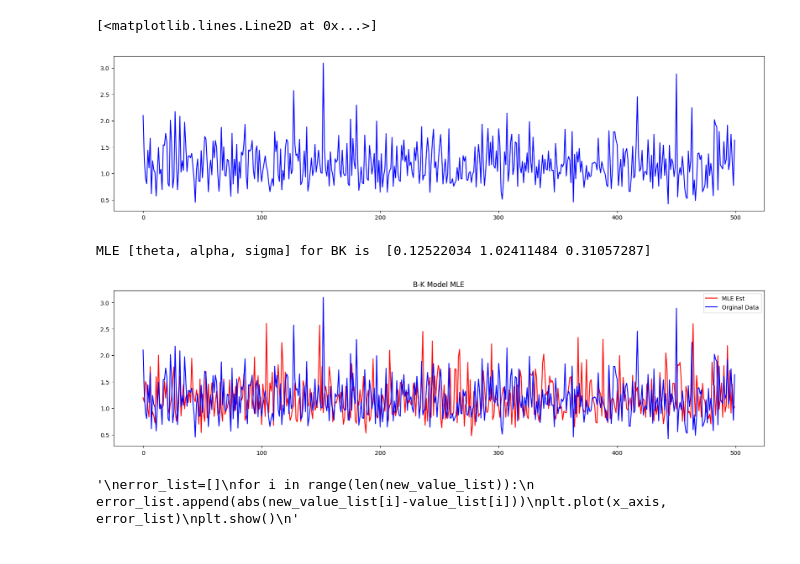
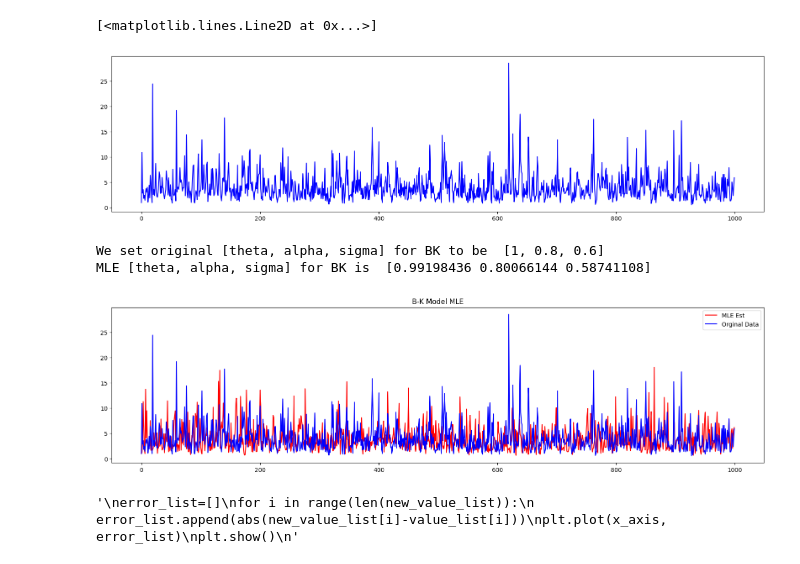
Before and after one commit to bao021600/Application-of-Kalman-Filter-in-Stochastic-Differentional-Equations, a Jupyter notebook: MLE_BK.ipynb, the cells around one changed output. Drawn from its saved outputs; the diff is of its cells as text; code cells hidden in the pictures.

```diff
--- a/MLE_BK.ipynb
+++ b/MLE_BK.ipynb
@@ -12,16 +12,25 @@ def bk(r, theta, alpha, sigma, dt):
 # %%
 r=1
 dt=1
-theta=0.1
-alpha=1
-sigma=0.3
-value_list=[]
-for i in range(0,500):
-  value=bk(r,theta,alpha,sigma,dt)
+theta=1
+alpha=0.8
+sigma=0.6
+
+N= 1000
+
+value_list=np.zeros(N)
+
+for i in range(0,N-1):
+  #value=bk(r,theta,alpha,sigma,dt)
   #print("round",i+1, "value is", value)
-  value_list.append(value)
+  value_list[i+1]=value_list[i]+bk(value_list[i], theta, alpha, sigma, dt)
+
 #print(value_list)
-x_axis=range(0,500)
+
+
+value_list=np.exp(value_list)
+
+x_axis=range(0,N)
 plt.figure().set_figwidth(20)
 plt.plot(x_axis, value_list,'b')
 
@@ -30,7 +39,7 @@ plt.plot(x_axis, value_list,'b')
 #print("algebric mean is", np.mean(value_list))
 # %% [output]
 [<matplotlib.lines.Line2D at 0x...>]
-[figure, old version]
+[figure, new version]
 # %%
 X=value_list.copy()
 
@@ -44,7 +53,7 @@ def BKK(x1, x2, dt, theta, alpha, sigma):
 
     #f =  prefactor * np.exp( -(x2 - x1 * np.exp(-mu*dt) - theta * (1-np.exp(-mu*dt)) )**2 / (2 * sigma0**2) )
 
-    f= prefactor * np.exp(-1/2 *  (((x2 - x1 - (theta - alpha * x1)*dt))**2 /(dt**2 * sigma**2)))
+    f= prefactor * np.exp(-1/2 *  ((x2 - x1 - (theta - alpha * x1)*dt)**2 /(dt * sigma**2)))
     return f
 
 #  Calculate the negative of the log likelihood
@@ -54,7 +63,7 @@ def log_likelihood_BK(p, X, dt):
     alpha = p[1]
     sigma = p[2]
 
-    N = 500
+    #N = 1000
 
     f = np.zeros( (N-1, ) )
 
@@ -94,37 +103,43 @@ min_like=minimize(log_likelihood_BK, p0, args = (X, dt), constraints=cons)
 
 bk_like_list=min_like.x
 
+print("We set original [theta, alpha, sigma] for BK to be " ,[theta, alpha, sigma])
+
 print("MLE [theta, alpha, sigma] for BK is ", bk_like_list)
 # %% [output]
-MLE [theta, alpha, sigma] for BK is  [0.12522034 1.02411484 0.31057287]
+We set original [theta, alpha, sigma] for BK to be  [1, 0.8, 0.6]
+MLE [theta, alpha, sigma] for BK is  [0.99198436 0.80066144 0.58741108]
 # %%
 r=1
 dt=1
 theta=bk_like_list[0]
 alpha=bk_like_list[1]
 sigma=bk_like_list[2]
-new_value_list=[]
-for i in range(0,500):
+new_value_list=np.zeros(N)
+for i in range(0,N-1):
   new_value=bk(r,theta,alpha,sigma,dt)
   #print("round",i+1, "value is", value)
-  new_value_list.append(new_value)
+  new_value_list[i+1]=new_value_list[i]+bk(new_value_list[i], theta, alpha, sigma, dt)
+
+new_value_list=np.exp(new_value_list)
+
 #print(value_list)
-x_axis=range(0,500)
+x_axis=range(0,N)
 plt.figure().set_figwidth(20)
 
 plt.plot(x_axis, new_value_list,'r',label="MLE Est")
 plt.plot(x_axis, value_list,'b',label="Orginal Data") #original values
 plt.title("B-K Model MLE")
 plt.legend()
 plt.show()
 
 '''
 error_list=[]
 for i in range(len(new_value_list)):
   error_list.append(abs(new_value_list[i]-value_list[i]))
 plt.plot(x_axis, error_list)
 plt.show()
 '''
 # %% [output]
-[figure, old version]
+[figure, new version]
 '\nerror_list=[]\nfor i in range(len(new_value_list)):\n  error_list.append(abs(new_value_list[i]-value_list[i]))\nplt.plot(x_axis, error_list)\nplt.show()\n'
```
Also changed, not shown: parts of 1 cell of this notebook.
